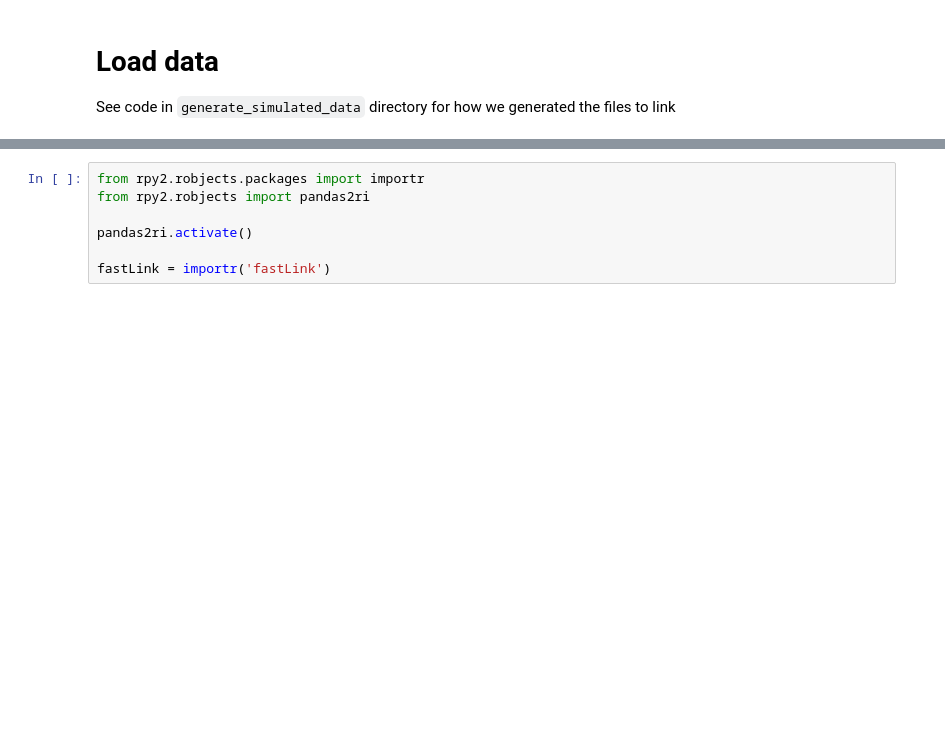
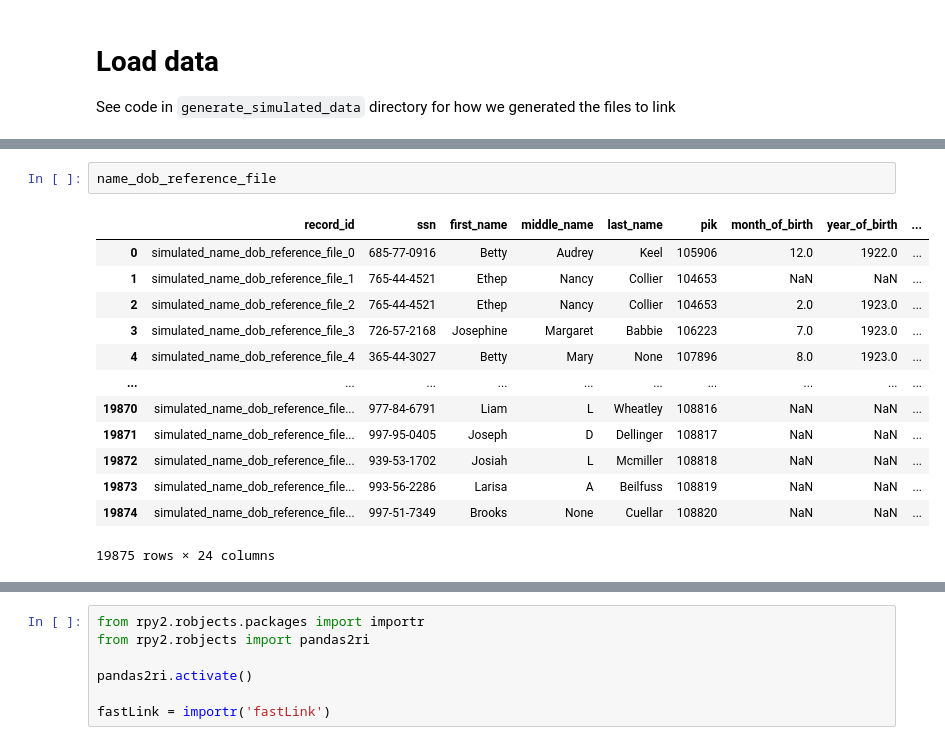
Before and after one commit to ihmeuw/person_linkage_case_study, a Jupyter notebook: linkage/pvs_like_case_study/pvs_like_case_study_sample_data_r.ipynb, the cells around one changed output, grey strips where cells are left out. Saved outputs shown, nothing was run; the diff lists cells and outputs as text; blank space fills up the shorter version.

```diff
--- a/linkage/pvs_like_case_study/pvs_like_case_study_sample_data_r.ipynb
+++ b/linkage/pvs_like_case_study/pvs_like_case_study_sample_data_r.ipynb
@@ -100,0 +454,16 @@ common_cols
+# %%
+name_dob_reference_file
+# %% [output]
+|  | record_id | ssn | first_name | middle_name | last_name | pik | month_of_birth | year_of_birth | ... |
+| 0 | simulated_name_dob_reference_file_0 | 685-77-0916 | Betty | Audrey | Keel | 105906 | 12.0 | 1922.0 | ... |
+| 1 | simulated_name_dob_reference_file_1 | 765-44-4521 | Ethep | Nancy | Collier | 104653 | NaN | NaN | ... |
+| 2 | simulated_name_dob_reference_file_2 | 765-44-4521 | Ethep | Nancy | Collier | 104653 | 2.0 | 1923.0 | ... |
+| 3 | simulated_name_dob_reference_file_3 | 726-57-2168 | Josephine | Margaret | Babbie | 106223 | 7.0 | 1923.0 | ... |
+| 4 | simulated_name_dob_reference_file_4 | 365-44-3027 | Betty | Mary | None | 107896 | 8.0 | 1923.0 | ... |
+| ... | ... | ... | ... | ... | ... | ... | ... | ... | ... |
+| 19870 | simulated_name_dob_reference_file... | 977-84-6791 | Liam | L | Wheatley | 108816 | NaN | NaN | ... |
+| 19871 | simulated_name_dob_reference_file... | 997-95-0405 | Joseph | D | Dellinger | 108817 | NaN | NaN | ... |
+| 19872 | simulated_name_dob_reference_file... | 939-53-1702 | Josiah | L | Mcmiller | 108818 | NaN | NaN | ... |
+| 19873 | simulated_name_dob_reference_file... | 993-56-2286 | Larisa | A | Beilfuss | 108819 | NaN | NaN | ... |
+| 19874 | simulated_name_dob_reference_file... | 997-51-7349 | Brooks | None | Cuellar | 108820 | NaN | NaN | ... |
+19875 rows × 24 columns
```
Also changed, not shown: parts of 82 cells of this notebook, 27 other files.
